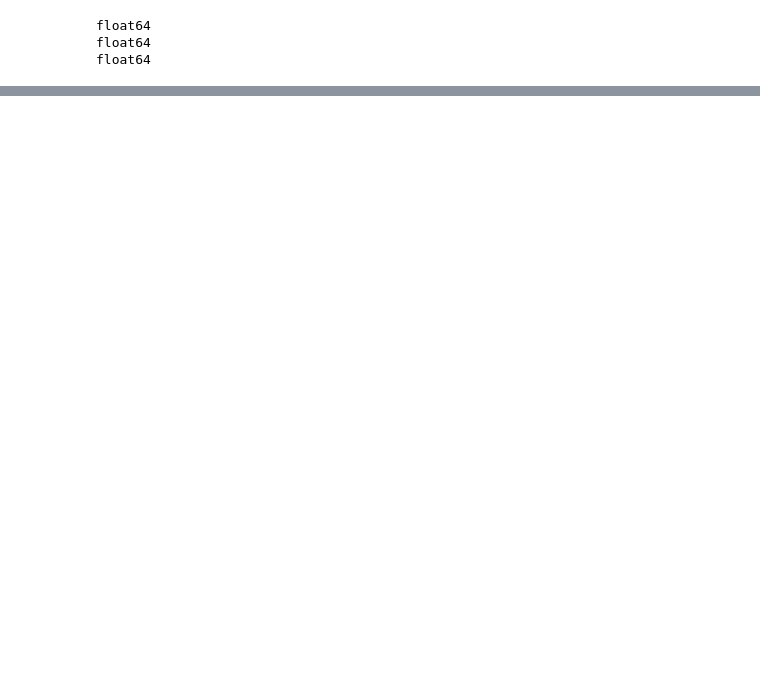
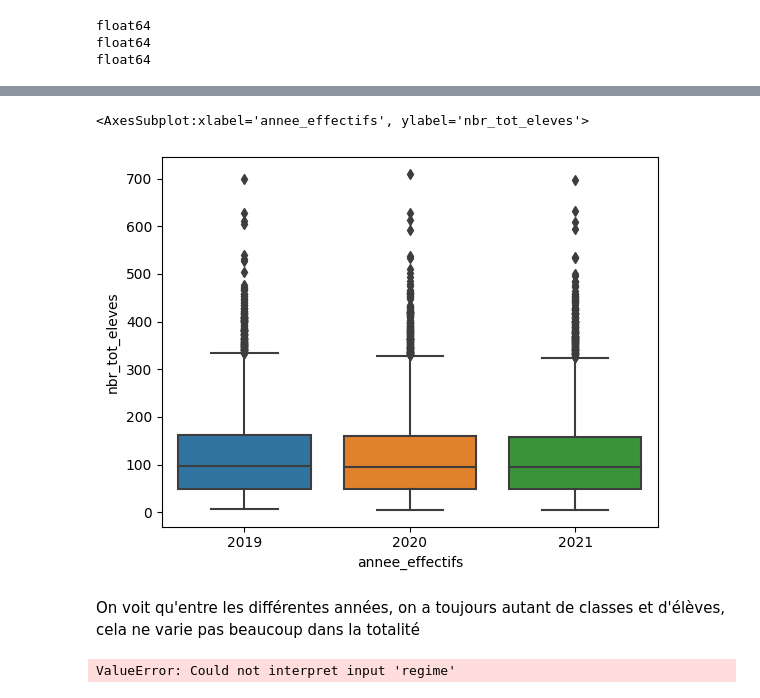
Before and after one commit to Salim-belkhir/Projet-data-science, a Jupyter notebook: label_numeriques_ecole/exploration-donnees.ipynb, the cells around one changed output, grey strips where cells are left out. Cells and saved outputs as stored; diff of their text form; code cells hidden in the pictures; blank space fills up the shorter version.

```diff
--- a/label_numeriques_ecole/exploration-donnees.ipynb
+++ b/label_numeriques_ecole/exploration-donnees.ipynb
@@ -254,0 +361,11 @@ Les données ne sont pas trop exploitables. On va chercher une autre source de d
+# %%
+sns.boxplot(data=dataset_eff, x="annee_effectifs", y="nbr_tot_eleves")
+# %% [output]
+<AxesSubplot:xlabel='annee_effectifs', ylabel='nbr_tot_eleves'>
+[figure, added]
+# %% [markdown]
+On voit qu'entre les différentes années, on a toujours autant de classes et d'élèves, cela ne varie pas beaucoup dans la totalité
+# %%
+sns.boxplot(data=dataset_eff, x="annee_effectifs", y="nbr_tot_eleves", hue="regime")
+# %% [output]
+ValueError: Could not interpret input 'regime'
```
Also changed, not shown: parts of 31 cells of this notebook, 11 other files.
